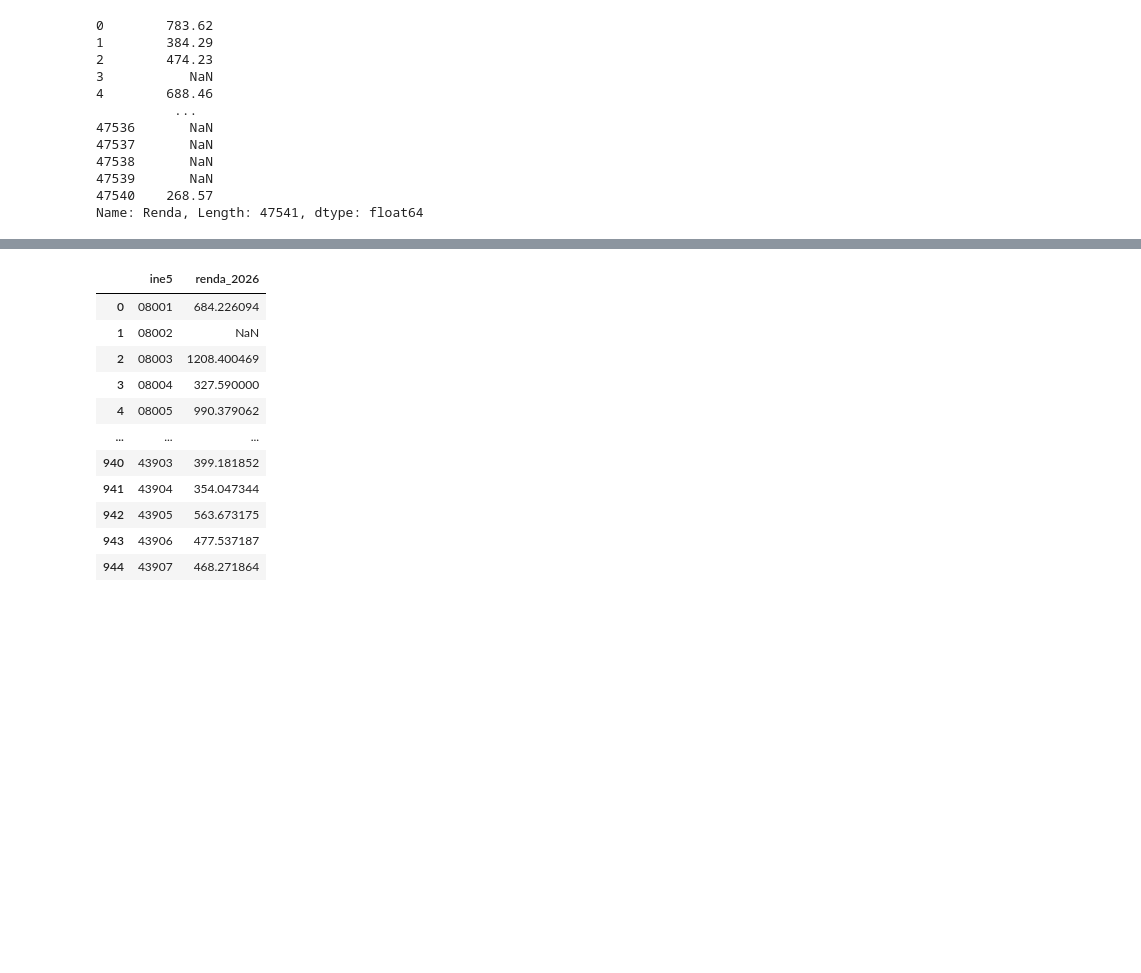
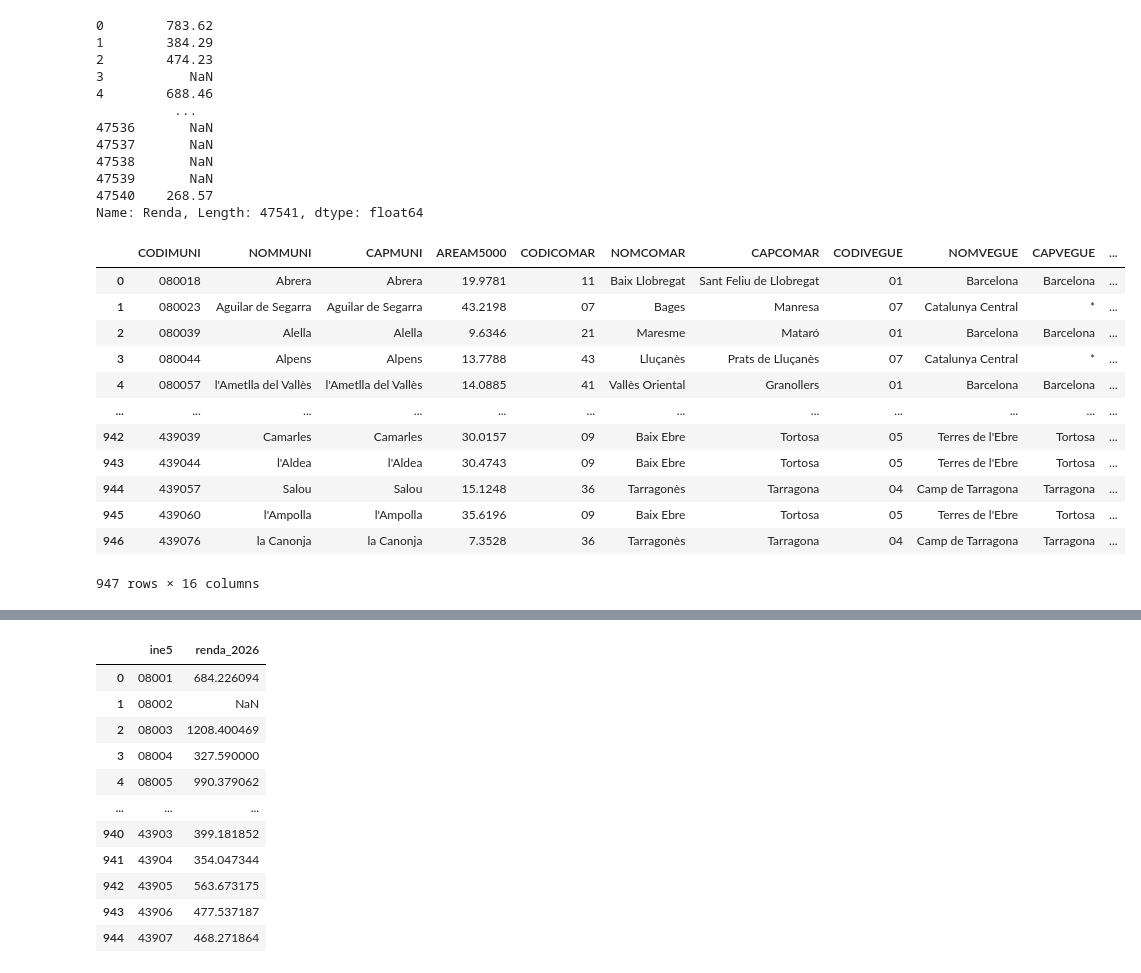
Before and after one commit to Lidia1508/Speculation-Map, a Jupyter notebook: Pol_load_data.ipynb, the cells around one changed output, grey strips where cells are left out. Cells and saved outputs as stored; diff of their text form; code cells hidden in the pictures; blank space fills up the shorter version.

```diff
--- a/Pol_load_data.ipynb
+++ b/Pol_load_data.ipynb
@@ -81,3 +85,30 @@ Name: Renda, Length: 47541, dtype: float64
+# %%
+habitants=gpd.read_file("../Speculation-Map/Data/aaaaa.csv")
+
+habitants["value"]=habitants["value"].apply(string_to_float_2)
+
+total_hab_mun=habitants.groupby("MUN",as_index=False).agg(inhabitants=("value", lambda s: s.sum()/2))
+total_hab_mun["ine5"]=total_hab_mun["MUN"].str[:5]
+
+total_hab_com_1=total_hab_mun.merge(municipis[["ine5","CODICOMAR"]],on="ine5",how="left",validate="many_to_one")
+total_hab_com_2=total_hab_com_1.groupby("CODICOMAR",as_index=False).agg(inhab_com=("inhabitants",lambda s: s.sum()))
+total_hab_com=municipis.merge(total_hab_com_2,on="CODICOMAR",how="left",validate="many_to_one")
+
+total_hab_com
+# %% [output]
+|  | CODIMUNI | NOMMUNI | CAPMUNI | AREAM5000 | CODICOMAR | NOMCOMAR | CAPCOMAR | CODIVEGUE | NOMVEGUE | CAPVEGUE | ... |
+| 0 | 080018 | Abrera | Abrera | 19.9781 | 11 | Baix Llobregat | Sant Feliu de Llobregat | 01 | Barcelona | Barcelona | ... |
+| 1 | 080023 | Aguilar de Segarra | Aguilar de Segarra | 43.2198 | 07 | Bages | Manresa | 07 | Catalunya Central | * | ... |
+| 2 | 080039 | Alella | Alella | 9.6346 | 21 | Maresme | Mataró | 01 | Barcelona | Barcelona | ... |
+| 3 | 080044 | Alpens | Alpens | 13.7788 | 43 | Lluçanès | Prats de Lluçanès | 07 | Catalunya Central | * | ... |
+| 4 | 080057 | l'Ametlla del Vallès | l'Ametlla del Vallès | 14.0885 | 41 | Vallès Oriental | Granollers | 01 | Barcelona | Barcelona | ... |
+| ... | ... | ... | ... | ... | ... | ... | ... | ... | ... | ... | ... |
+| 942 | 439039 | Camarles | Camarles | 30.0157 | 09 | Baix Ebre | Tortosa | 05 | Terres de l'Ebre | Tortosa | ... |
+| 943 | 439044 | l'Aldea | l'Aldea | 30.4743 | 09 | Baix Ebre | Tortosa | 05 | Terres de l'Ebre | Tortosa | ... |
+| 944 | 439057 | Salou | Salou | 15.1248 | 36 | Tarragonès | Tarragona | 04 | Camp de Tarragona | Tarragona | ... |
+| 945 | 439060 | l'Ampolla | l'Ampolla | 35.6196 | 09 | Baix Ebre | Tortosa | 05 | Terres de l'Ebre | Tortosa | ... |
+| 946 | 439076 | la Canonja | la Canonja | 7.3528 | 36 | Tarragonès | Tarragona | 04 | Camp de Tarragona | Tarragona | ... |
+947 rows × 16 columns
 # %%
 code_municipi=df["Codi territorial"]
 mean_rent=df["Renda"]
```
Also changed, not shown: parts of 3 cells of this notebook.
